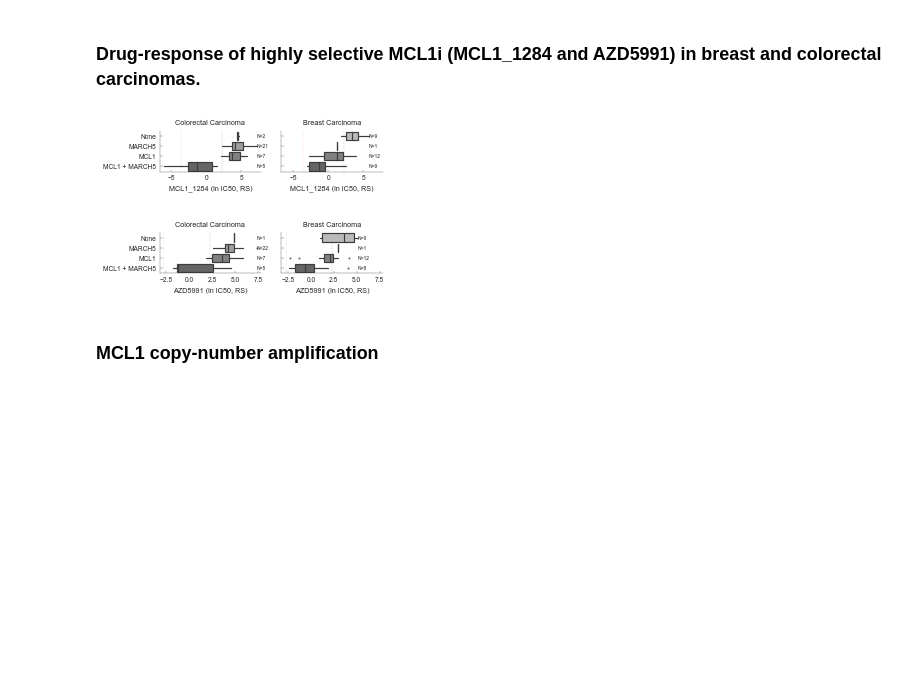
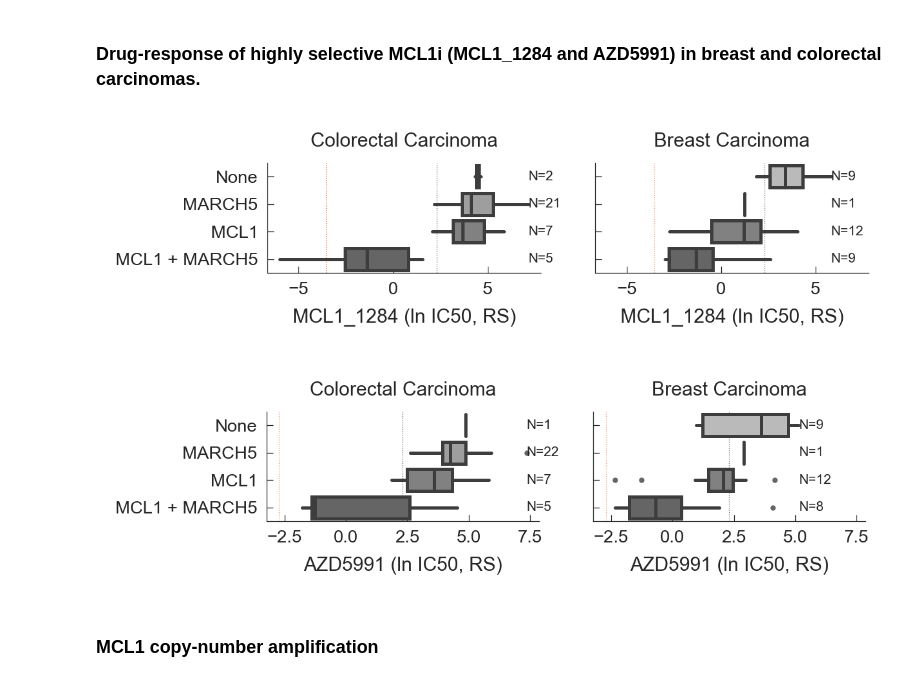
Before and after one commit to EmanuelGoncalves/dtrace, a Jupyter notebook: notebooks/4.TargetHit.ipynb, the cells around one changed output. Cells and saved outputs as stored; diff of their text form; code cells hidden in the pictures; blank space fills up the shorter version.

```diff
--- a/notebooks/4.TargetHit.ipynb
+++ b/notebooks/4.TargetHit.ipynb
@@ -194,41 +194,41 @@ for drug in [(1956, "MCL1_1284", "RS"), (2235, "AZD5991", "RS")]:
 
     ctypes = ["Colorectal Carcinoma", "Breast Carcinoma"]
 
-    fig, axs = plt.subplots(1, len(ctypes), sharey="all", sharex="all")
+    fig, axs = plt.subplots(1, len(ctypes), sharey="all", sharex="all", dpi=300)
 
     for i, tissue in enumerate(ctypes):
         df = plot_df.query(f"ctype == '{tissue}'")
 
         g = DTracePlot().plot_multiple(
             "drug", "essentiality", df, n_offset=1, n_fontsize=5, ax=axs[i]
         )
 
         sns.despine(ax=axs[i])
 
         dmax = np.log(assoc.drespo_obj.maxconcentration[drug])
         axs[i].axvline(
             dmax, linewidth=0.3, color=DTracePlot.PAL_DTRACE[2], ls=":", zorder=0
         )
 
         daml = plot_df.query("cancer_type == 'Acute Myeloid Leukemia'")["drug"].mean()
         axs[i].axvline(
             daml, linewidth=0.3, color=DTracePlot.PAL_DTRACE[0], ls=":", zorder=0
         )
 
         axs[i].set_xlabel(f"{drug[1]} (ln IC50, {drug[2]})")
         axs[i].set_ylabel("")
 
         axs[i].set_title(tissue)
 
     plt.gcf().set_size_inches(2 * len(ctypes), 0.75)
     plt.savefig(
         f"{rpath}/hit_drugresponse_boxplot_tissue_{drug[1]}.pdf",
         bbox_inches="tight",
         transparent=True,
     )
 # %% [output]
-[figure, old version]
+[figure, new version]
-[figure, old version]
+[figure, new version]
 # %% [markdown]
 ### MCL1 copy-number amplification
 # %% [markdown]
```
Also changed, not shown: parts of 10 cells of this notebook, 13 other files.
